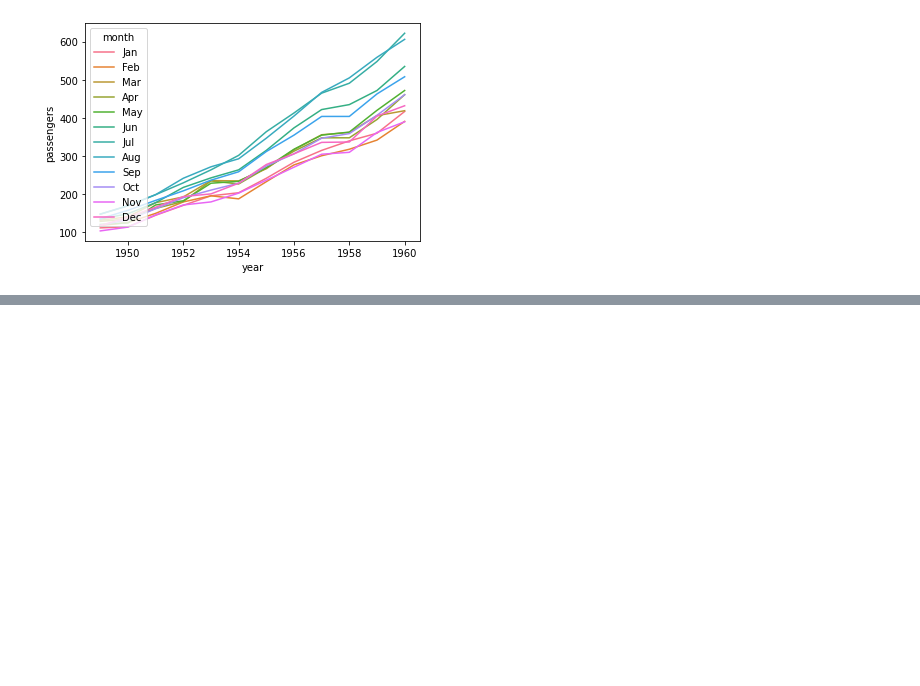
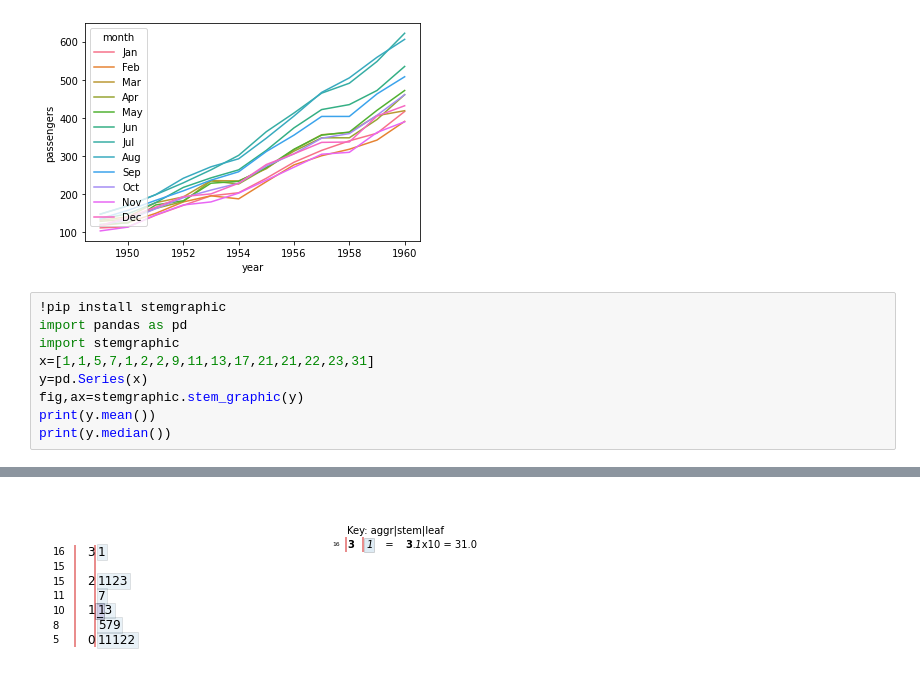
Before and after one commit to jspark0914/math, a Jupyter notebook: matplotlib.ipynb, the cells around one changed output, grey strips where cells are left out. Drawn from its saved outputs; the diff is of its cells as text; blank space fills up the shorter version.

```diff
--- a/matplotlib.ipynb
+++ b/matplotlib.ipynb
@@ -162,3 +162,13 @@ sns.lineplot(
 # %% [output]
 <matplotlib.axes._subplots.AxesSubplot at 0x...>
 [figure]
+# %%
+!pip install stemgraphic
+import pandas as pd
+import stemgraphic
+x=[1,1,5,7,1,2,2,9,11,13,17,21,21,22,23,31]
+y=pd.Series(x)
+fig,ax=stemgraphic.stem_graphic(y)
+print(y.mean())
+print(y.median())
+# %% [output]
@@ -164,0 +194 @@ sns.lineplot(
+[figure, added]
```
Also changed, not shown: parts of 1 cell of this notebook.
